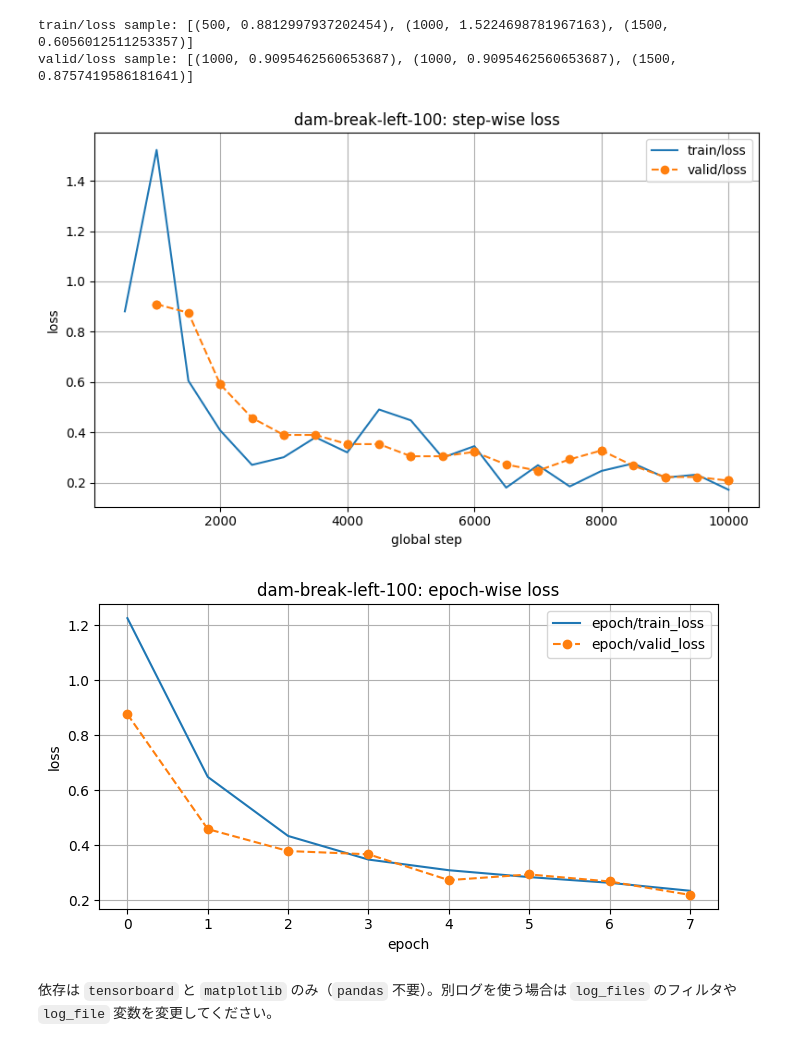
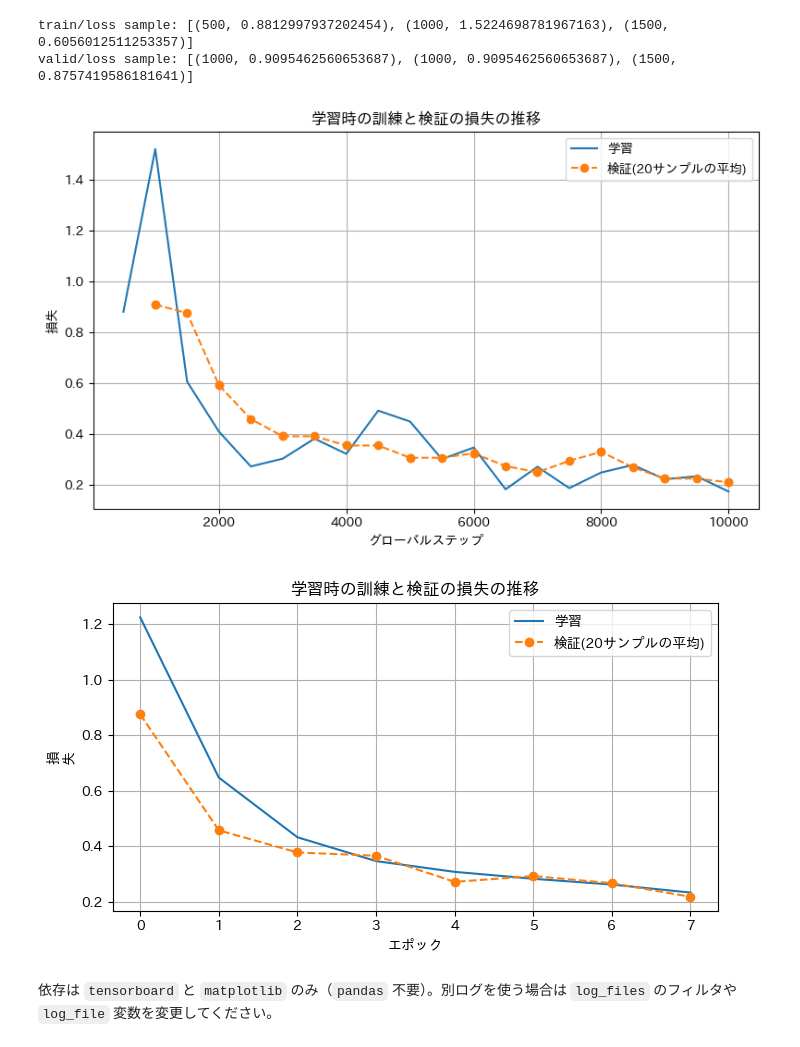
Before and after one commit to ota-takeru/gns, a Jupyter notebook: tb_loss_plot.ipynb, the cells around one changed output. Saved outputs shown, nothing was run; the diff lists cells and outputs as text; code cells hidden in the pictures.

```diff
--- a/tb_loss_plot.ipynb
+++ b/tb_loss_plot.ipynb
@@ -5,7 +5,18 @@ rootに置かれたTensorBoardログ (`events.out.tfevents.*`) から train/vali
 from pathlib import Path
 from tensorboard.backend.event_processing.event_accumulator import EventAccumulator
 import matplotlib.pyplot as plt
+import matplotlib
 %matplotlib inline
+
+# 日本語表示設定（より確実な方法）
+try:
+    # japanize-matplotlibがあれば使用
+    import japanize_matplotlib
+except ImportError:
+    # なければ手動設定
+    plt.rcParams['font.sans-serif'] = ['Noto Sans CJK JP', 'DejaVu Sans']
+
+plt.rcParams['axes.unicode_minus'] = False  # マイナス記号の文字化け対策
 
 # ログファイルを自動検出（更新日時の新しいものを使用）
 log_files = sorted(Path('.').glob('events.out.tfevents.*'), key=lambda p: p.stat().st_mtime, reverse=True)
@@ -41,34 +52,34 @@ train/loss sample: [(500, 0.8812997937202454), (1000, 1.5224698781967163), (1500
 valid/loss sample: [(1000, 0.9095462560653687), (1000, 0.9095462560653687), (1500, 0.8757419586181641)]
 # %%
 fig, ax = plt.subplots(figsize=(8,5))
-ax.plot(train_steps, train_loss, label='train/loss')
-ax.plot(valid_steps, valid_loss, label='valid/loss', marker='o', linestyle='--')
-ax.set_xlabel('global step')
-ax.set_ylabel('loss')
-ax.set_title('dam-break-left-100: step-wise loss')
+ax.plot(train_steps, train_loss, label='学習')
+ax.plot(valid_steps, valid_loss, label='検証(20サンプルの平均)', marker='o', linestyle='--')
+ax.set_xlabel('グローバルステップ')
+ax.set_ylabel('損失')
+ax.set_title("学習時の訓練と検証の損失の推移")
 ax.legend()
 ax.grid(True)
 plt.tight_layout()
 plt.show()
 # %% [output]
-[figure, old version]
+[figure, new version]
 # %%
 if epoch_train and epoch_valid:
     (e_train_steps, e_train_loss) = epoch_train
     (e_valid_steps, e_valid_loss) = epoch_valid
     fig, ax = plt.subplots(figsize=(7,4))
-    ax.plot(e_train_steps, e_train_loss, label='epoch/train_loss')
-    ax.plot(e_valid_steps, e_valid_loss, label='epoch/valid_loss', marker='o', linestyle='--')
-    ax.set_xlabel('epoch')
-    ax.set_ylabel('loss')
-    ax.set_title('dam-break-left-100: epoch-wise loss')
+    ax.plot(e_train_steps, e_train_loss, label='学習')
+    ax.plot(e_valid_steps, e_valid_loss, label='検証(20サンプルの平均)', marker='o', linestyle='--')
+    ax.set_xlabel('エポック')
+    ax.set_ylabel('損\n失')
+    ax.set_title('学習時の訓練と検証の損失の推移')
     ax.legend()
     ax.grid(True)
     plt.tight_layout()
     plt.show()
 else:
     print('epoch単位のスカラーが見つかりませんでした')
 # %% [output]
-[figure, old version]
+[figure, new version]
 # %% [markdown]
 依存は `tensorboard` と `matplotlib` のみ（`pandas` 不要）。別ログを使う場合は `log_files` のフィルタや `log_file` 変数を変更してください。
```
Also changed, not shown: 2 other files.
